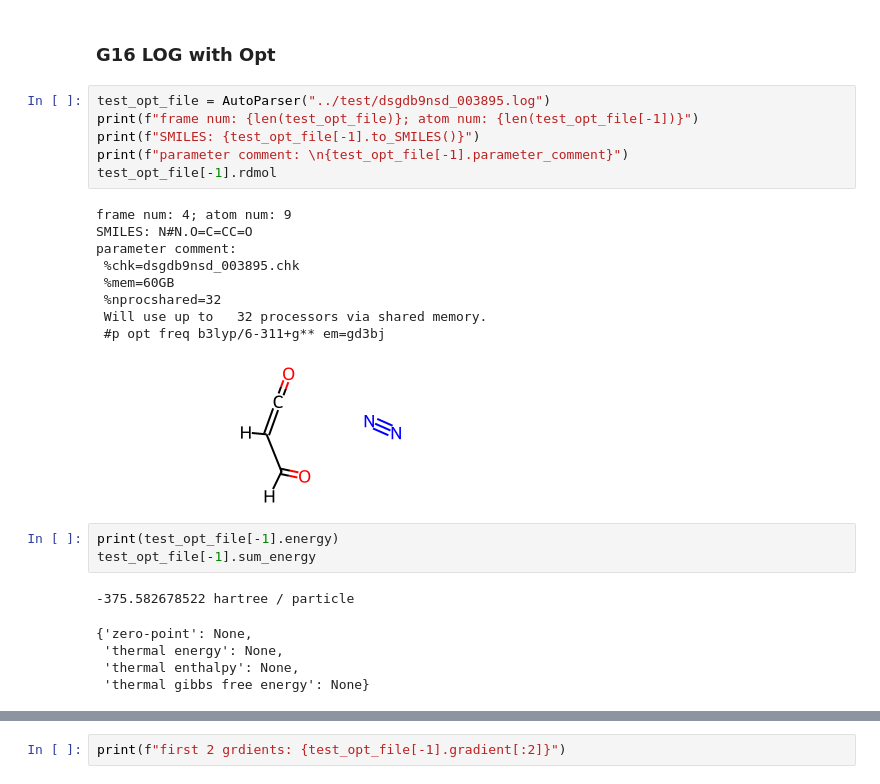
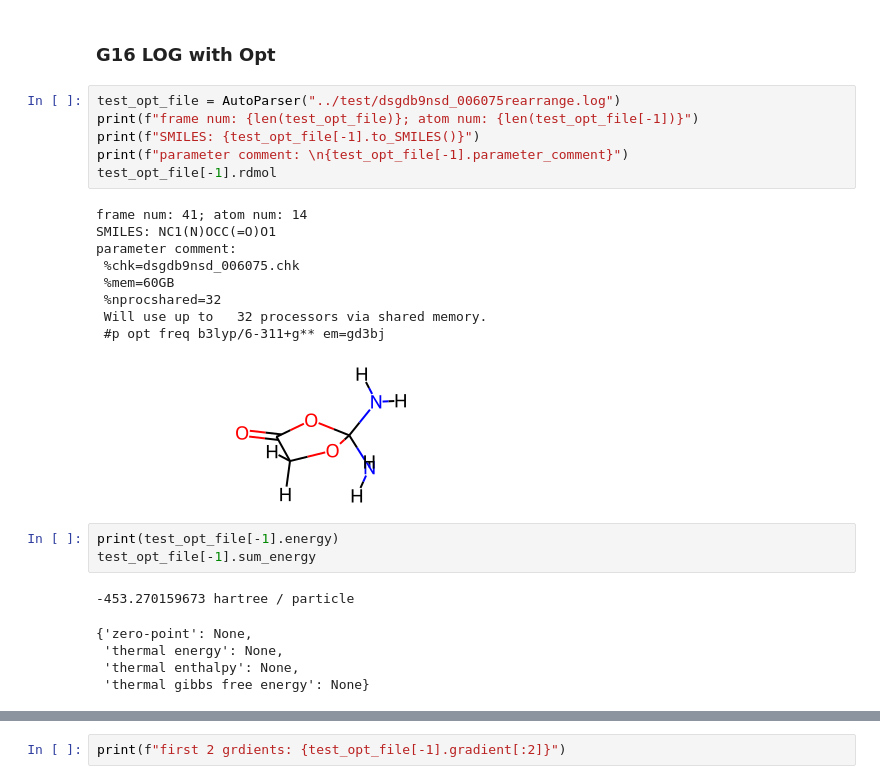
Before and after one commit to gentle1999/MolOP, a Jupyter notebook: tutorial/get_start.ipynb, the cells around one changed output, grey strips where cells are left out. Saved outputs shown, nothing was run; the diff lists cells and outputs as text.

```diff
--- a/tutorial/get_start.ipynb
+++ b/tutorial/get_start.ipynb
@@ -102,26 +102,26 @@ No optimization No hessian: []
 # %% [markdown]
 ### G16 LOG with Opt
 # %%
-test_opt_file = AutoParser("../test/dsgdb9nsd_003895.log")
+test_opt_file = AutoParser("../test/dsgdb9nsd_006075rearrange.log")
 print(f"frame num: {len(test_opt_file)}; atom num: {len(test_opt_file[-1])}")
 print(f"SMILES: {test_opt_file[-1].to_SMILES()}")
 print(f"parameter comment: \n{test_opt_file[-1].parameter_comment}")
 test_opt_file[-1].rdmol
 # %% [output]
-frame num: 4; atom num: 9
-SMILES: N#N.O=C=CC=O
+frame num: 41; atom num: 14
+SMILES: NC1(N)OCC(=O)O1
 parameter comment:
- %chk=dsgdb9nsd_003895.chk
+ %chk=dsgdb9nsd_006075.chk
  %mem=60GB
  %nprocshared=32
  Will use up to   32 processors via shared memory.
  #p opt freq b3lyp/6-311+g** em=gd3bj
-[figure, old version]
+[figure, new version]
 # %%
 print(test_opt_file[-1].energy)
 test_opt_file[-1].sum_energy
 # %% [output]
--375.582678522 hartree / particle
+-453.270159673 hartree / particle
 {'zero-point': None,
  'thermal energy': None,
  'thermal enthalpy': None,
```
Also changed, not shown: parts of 3 cells of this notebook, 2 other files.
